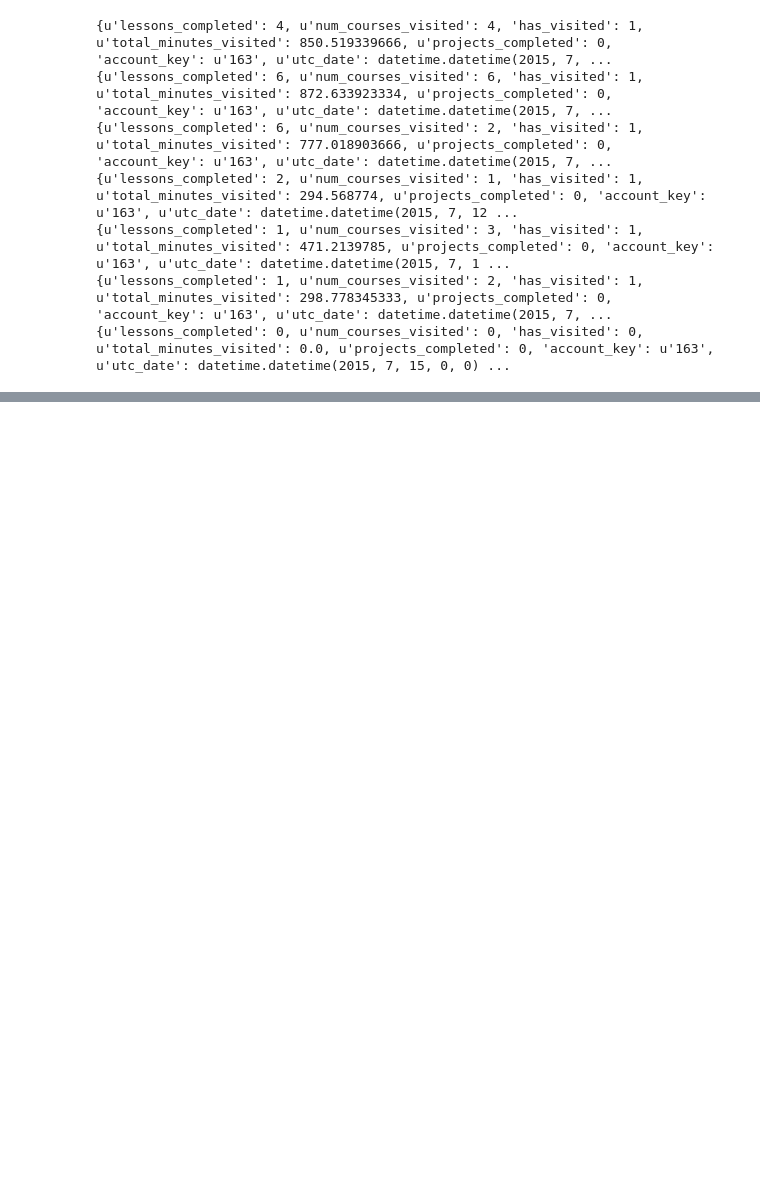
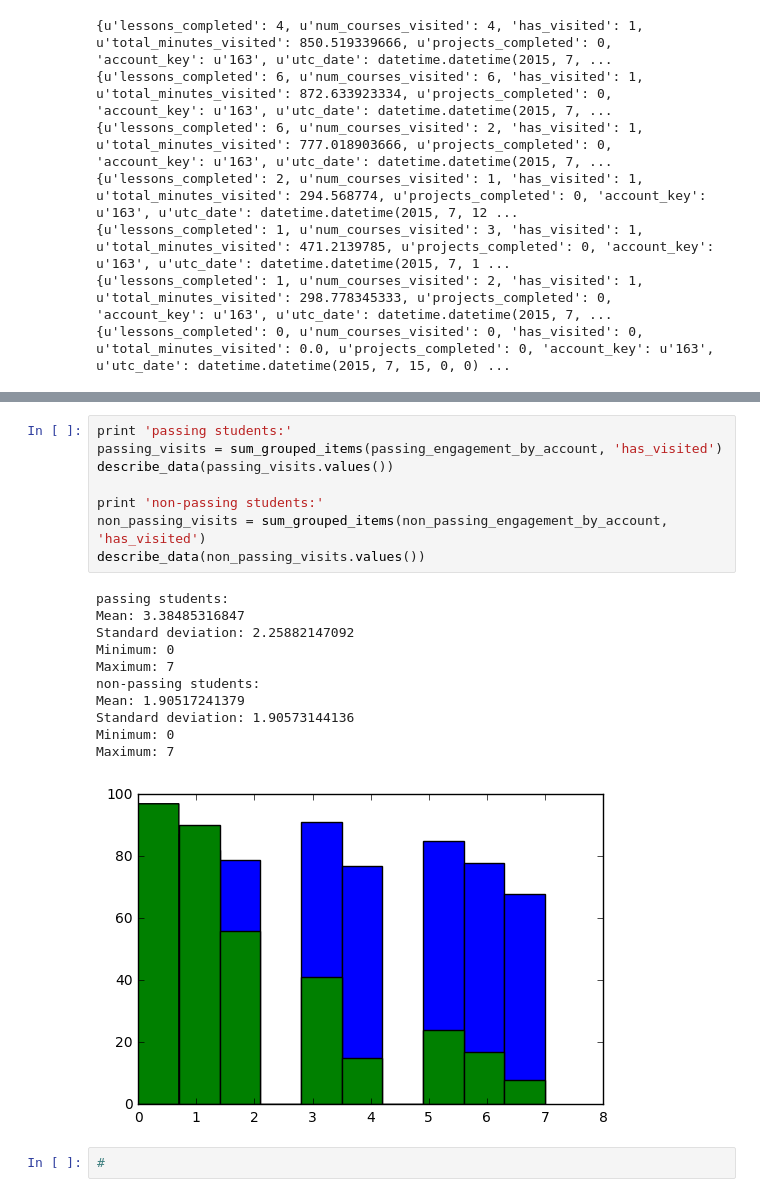
Before and after one commit to dmcglinchey2779/Data-Analysis-workbook, a Jupyter notebook: dan-data-analysis-udacity.ipynb, the cells around one changed output, grey strips where cells are left out. Cells and saved outputs as stored; diff of their text form; blank space fills up the shorter version.

```diff
--- a/dan-data-analysis-udacity.ipynb
+++ b/dan-data-analysis-udacity.ipynb
@@ -357,0 +456,22 @@ Maximum: 7
+# %%
+print 'passing students:'
+passing_visits = sum_grouped_items(passing_engagement_by_account, 'has_visited')
+describe_data(passing_visits.values())
+
+print 'non-passing students:'
+non_passing_visits = sum_grouped_items(non_passing_engagement_by_account, 'has_visited')
+describe_data(non_passing_visits.values())
+# %% [output]
+passing students:
+Mean: 3.38485316847
+Standard deviation: 2.25882147092
+Minimum: 0
+Maximum: 7
+non-passing students:
+Mean: 1.90517241379
+Standard deviation: 1.90573144136
+Minimum: 0
+Maximum: 7
+[figure, added]
+# %%
+#
```
Also changed, not shown: parts of 15 cells of this notebook.
